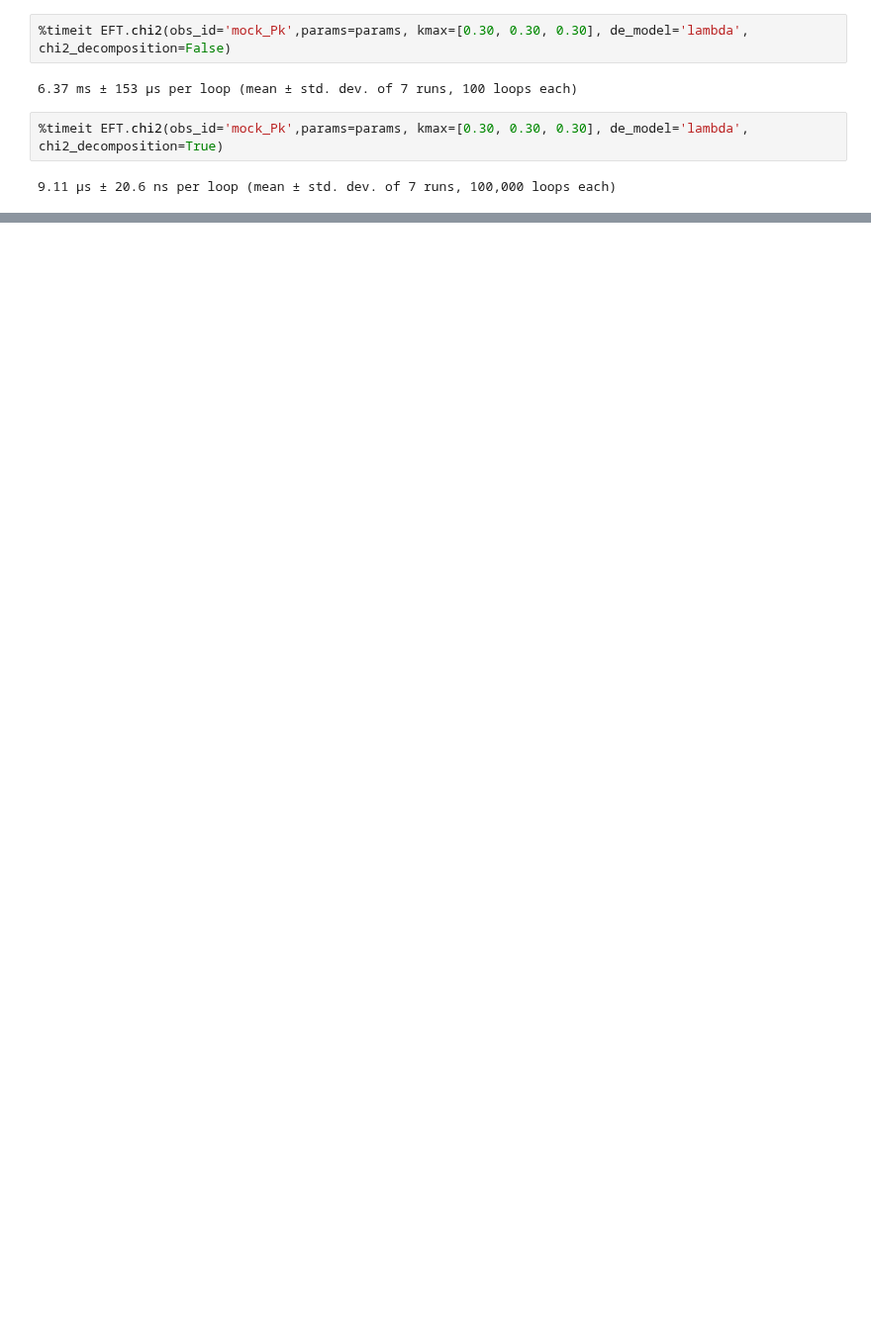
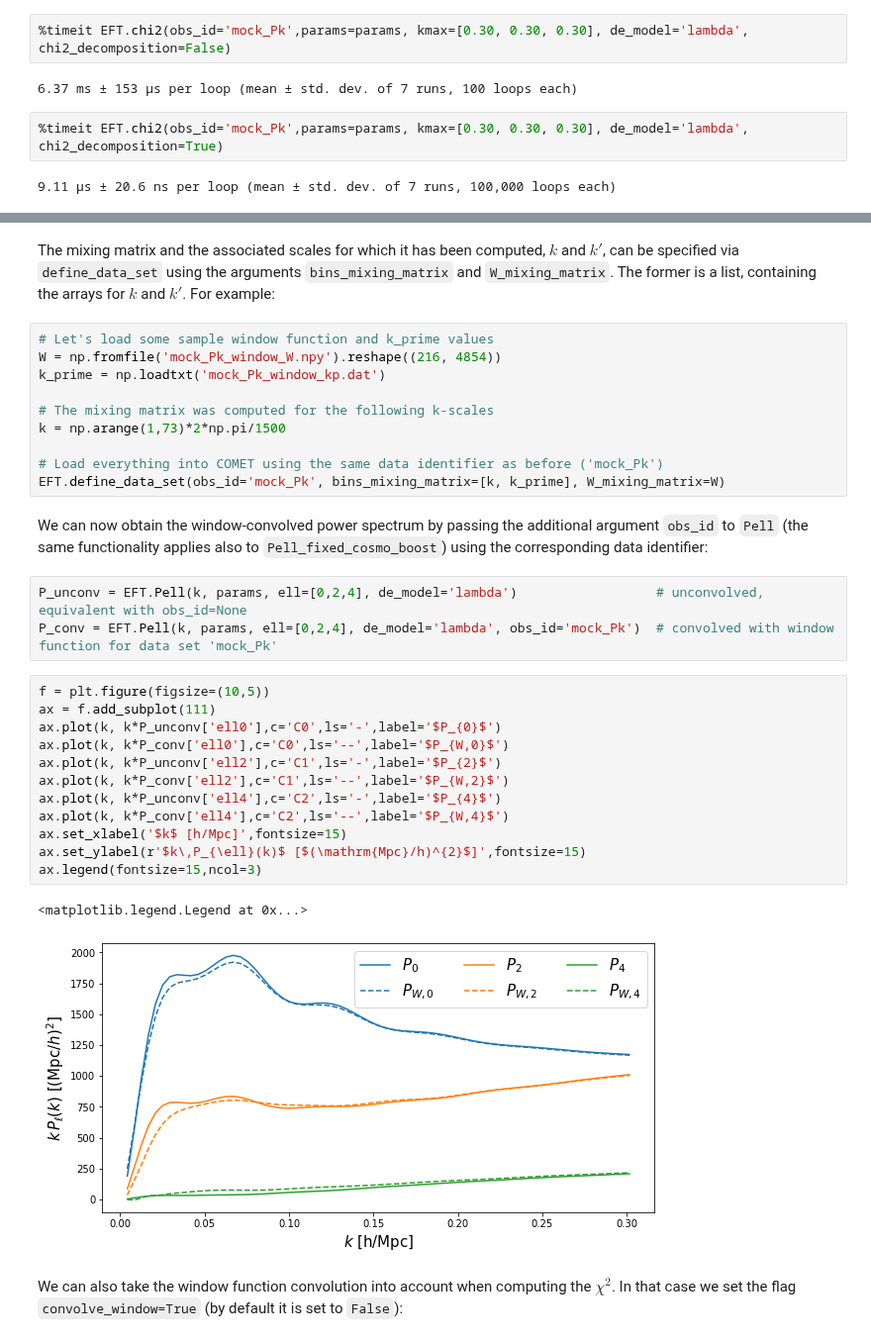
Before and after one commit to adematti/comet-emu, a Jupyter notebook: notebooks/Tutorial.ipynb, the cells around one changed output, grey strips where cells are left out. Shown at 99% size. Saved outputs shown, nothing was run; the diff lists cells and outputs as text; blank space fills up the shorter version.

Commit message:
Including section on survey window function in tutorial.

```diff
--- a/notebooks/Tutorial.ipynb
+++ b/notebooks/Tutorial.ipynb
@@ -420,0 +428,34 @@ Moreover, in order to speed up the computation of the $\chi^2$, in the same way
+# %% [markdown]
+The mixing matrix and the associated scales for which it has been computed, $k$ and $k'$, can be specified via `define_data_set` using the arguments `bins_mixing_matrix` and `W_mixing_matrix`. The former is a list, containing the arrays for $k$ and $k'$. For example:
+# %%
+# Let's load some sample window function and k_prime values
+W = np.fromfile('mock_Pk_window_W.npy').reshape((216, 4854))
+k_prime = np.loadtxt('mock_Pk_window_kp.dat')
+
+# The mixing matrix was computed for the following k-scales
+k = np.arange(1,73)*2*np.pi/1500
+
+# Load everything into COMET using the same data identifier as before ('mock_Pk')
+EFT.define_data_set(obs_id='mock_Pk', bins_mixing_matrix=[k, k_prime], W_mixing_matrix=W)
+# %% [markdown]
+We can now obtain the window-convolved power spectrum by passing the additional argument `obs_id` to `Pell` (the same functionality applies also to `Pell_fixed_cosmo_boost`) using the corresponding data identifier:
+# %%
+P_unconv = EFT.Pell(k, params, ell=[0,2,4], de_model='lambda')                  # unconvolved, equivalent with obs_id=None
+P_conv = EFT.Pell(k, params, ell=[0,2,4], de_model='lambda', obs_id='mock_Pk')  # convolved with window function for data set 'mock_Pk'
+# %%
+f = plt.figure(figsize=(10,5))
+ax = f.add_subplot(111)
+ax.plot(k, k*P_unconv['ell0'],c='C0',ls='-',label='$P_{0}$')
+ax.plot(k, k*P_conv['ell0'],c='C0',ls='--',label='$P_{W,0}$')
+ax.plot(k, k*P_unconv['ell2'],c='C1',ls='-',label='$P_{2}$')
+ax.plot(k, k*P_conv['ell2'],c='C1',ls='--',label='$P_{W,2}$')
+ax.plot(k, k*P_unconv['ell4'],c='C2',ls='-',label='$P_{4}$')
+ax.plot(k, k*P_conv['ell4'],c='C2',ls='--',label='$P_{W,4}$')
+ax.set_xlabel('$k$ [h/Mpc]',fontsize=15)
+ax.set_ylabel(r'$k\,P_{\ell}(k)$ [$(\mathrm{Mpc}/h)^{2}$]',fontsize=15)
+ax.legend(fontsize=15,ncol=3)
+# %% [output]
+<matplotlib.legend.Legend at 0x...>
+[figure, added]
+# %% [markdown]
+We can also take the window function convolution into account when computing the $\chi^2$. In that case we set the flag `convolve_window=True` (by default it is set to `False`):
```
Also changed, not shown: parts of 9 cells of this notebook, 2 other files.
